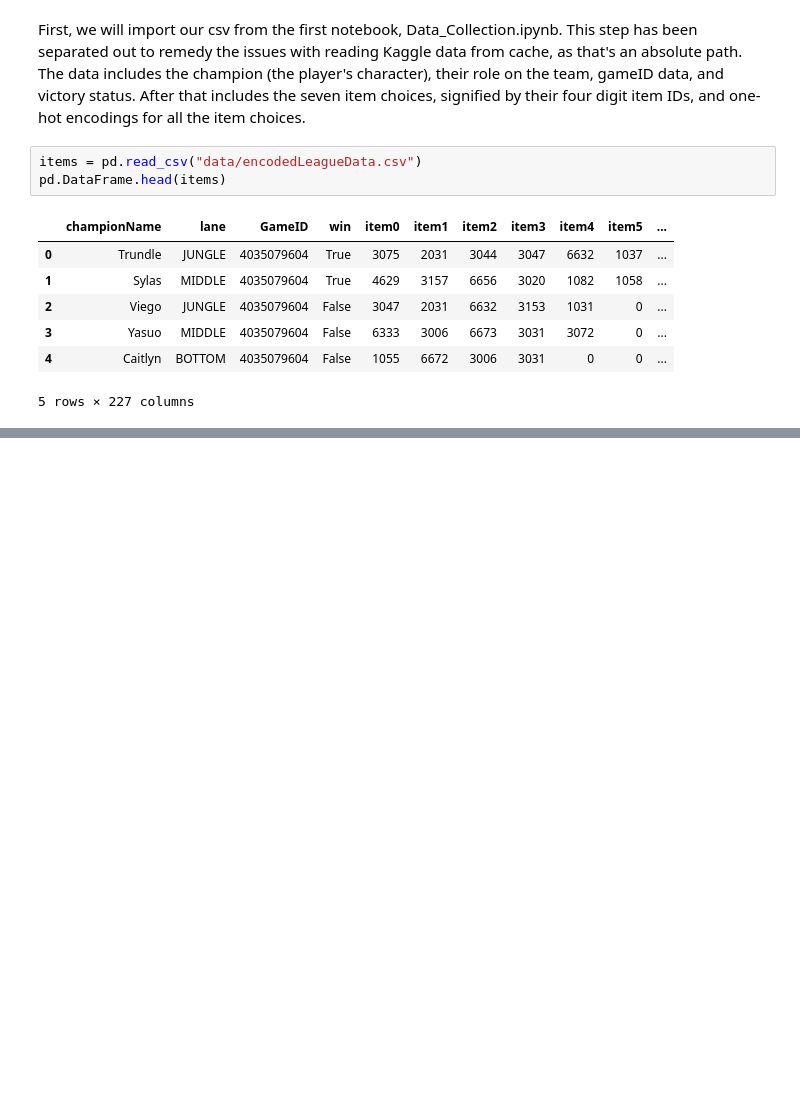
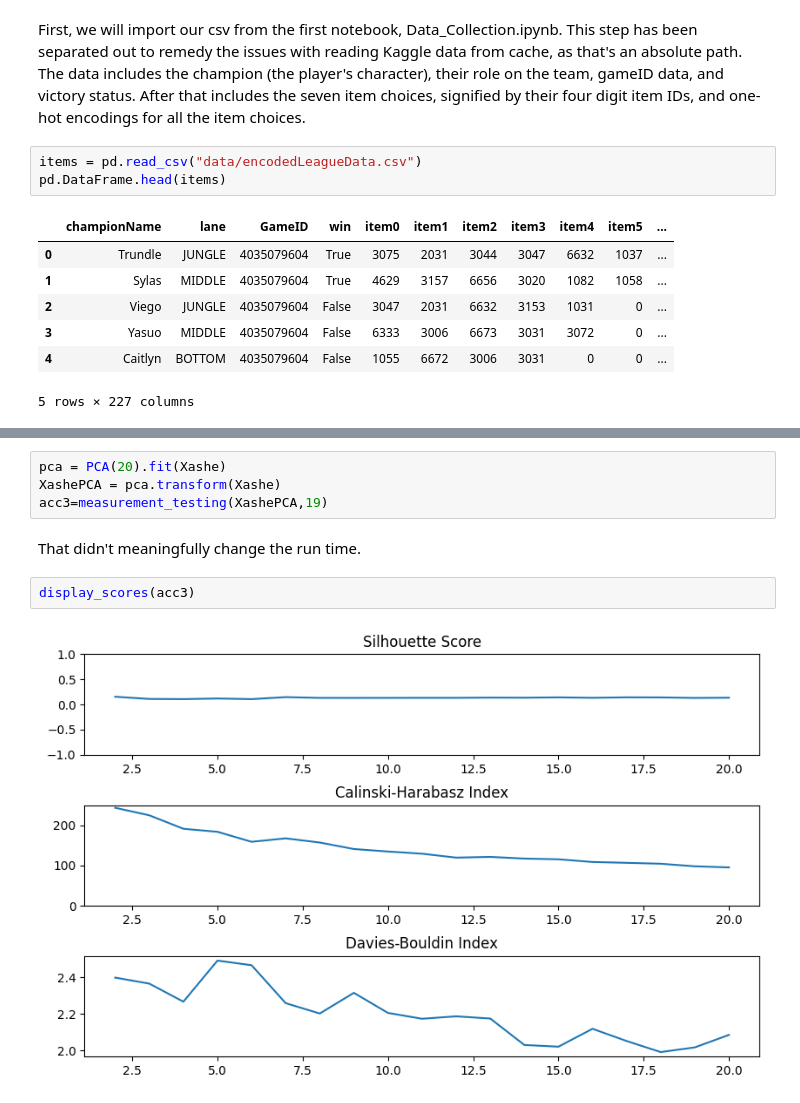
Before and after one commit to greenbird76/DSCI235_Final_Project, a Jupyter notebook: Clustering.ipynb, the cells around one changed output, grey strips where cells are left out. Saved outputs shown, nothing was run; the diff lists cells and outputs as text; blank space fills up the shorter version.

```diff
--- a/Clustering.ipynb
+++ b/Clustering.ipynb
@@ -22,0 +111,10 @@ pd.DataFrame.head(items)
+# %%
+pca = PCA(20).fit(Xashe)
+XashePCA = pca.transform(Xashe)
+acc3=measurement_testing(XashePCA,19)
+# %% [markdown]
+That didn't meaningfully change the run time.
+# %%
+display_scores(acc3)
+# %% [output]
+[figure, added]
```
Also changed, not shown: parts of 19 cells of this notebook.
